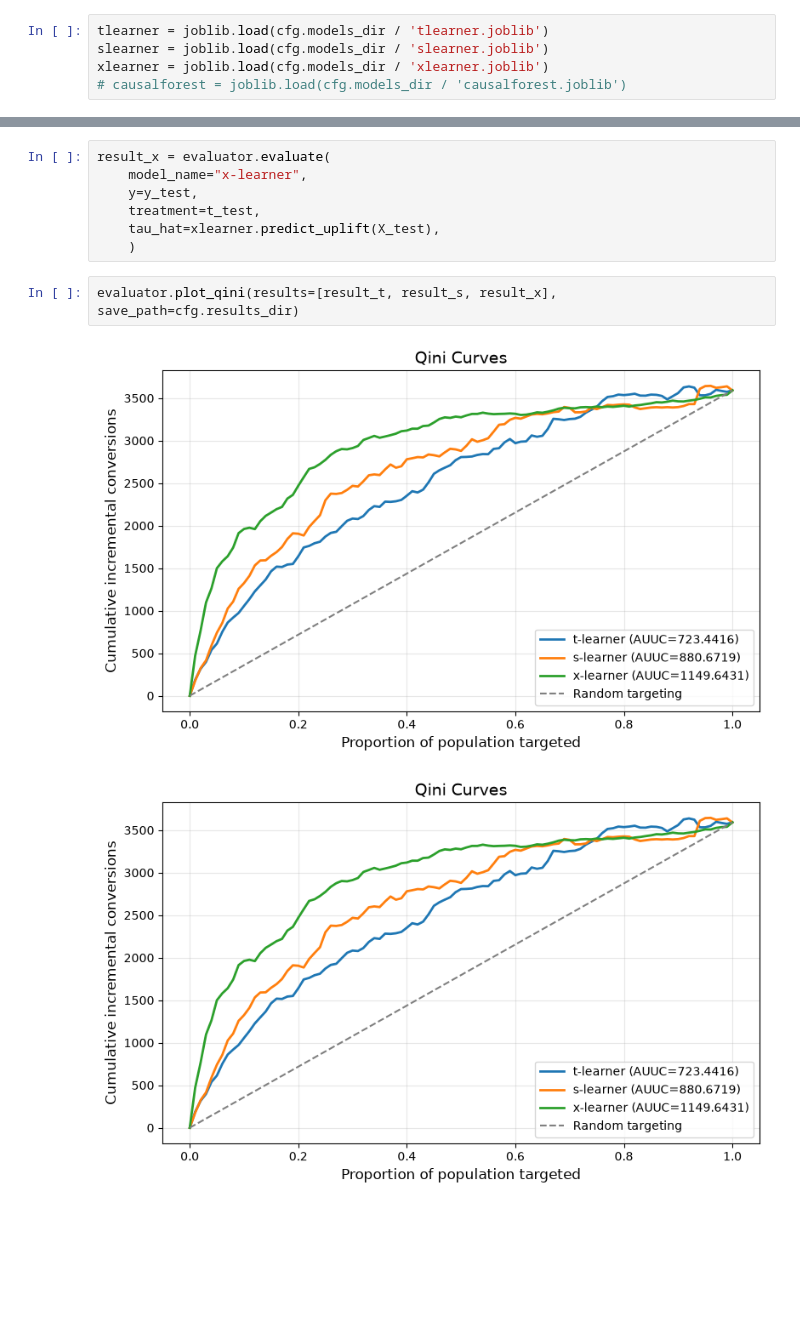
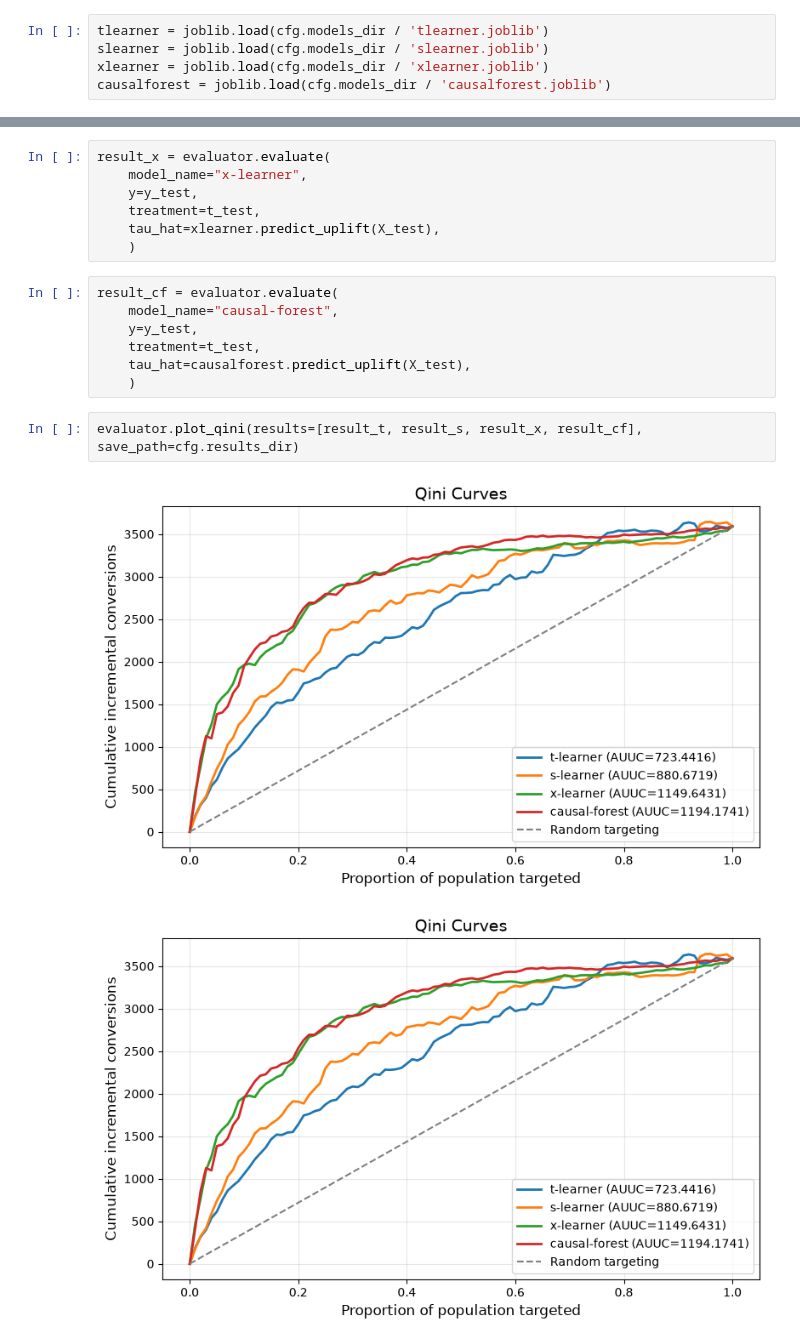
Before and after one commit to suehuynh/uplift-modeling, a Jupyter notebook: notebooks/04_evaluation.ipynb, the cells around one changed output, grey strips where cells are left out. Saved outputs shown, nothing was run; the diff lists cells and outputs as text; blank space fills up the shorter version.

Commit message:
feat: update notebooks with qini curves

```diff
--- a/notebooks/04_evaluation.ipynb
+++ b/notebooks/04_evaluation.ipynb
@@ -19,4 +33,4 @@ X_test, t_test, y_test, y_secondary_test = df_test[cfg.feature_cols], df_test[cf
 tlearner = joblib.load(cfg.models_dir / 'tlearner.joblib')
 slearner = joblib.load(cfg.models_dir / 'slearner.joblib')
 xlearner = joblib.load(cfg.models_dir / 'xlearner.joblib')
-# causalforest = joblib.load(cfg.models_dir / 'causalforest.joblib')
+causalforest = joblib.load(cfg.models_dir / 'causalforest.joblib')
@@ -43,9 +61,16 @@ result_x = evaluator.evaluate(
     treatment=t_test,
     tau_hat=xlearner.predict_uplift(X_test),
     )
+# %%
+result_cf = evaluator.evaluate(
+    model_name="causal-forest",
+    y=y_test,
+    treatment=t_test,
+    tau_hat=causalforest.predict_uplift(X_test),
+    )
 # %%
-evaluator.plot_qini(results=[result_t, result_s, result_x], save_path=cfg.results_dir)
+evaluator.plot_qini(results=[result_t, result_s, result_x, result_cf], save_path=cfg.results_dir)
 # %% [output]
-[figure, old version]
+[figure, new version]
-[figure, old version]
+[figure, new version]
 # %%
```
Also changed, not shown: parts of 9 cells of this notebook.
